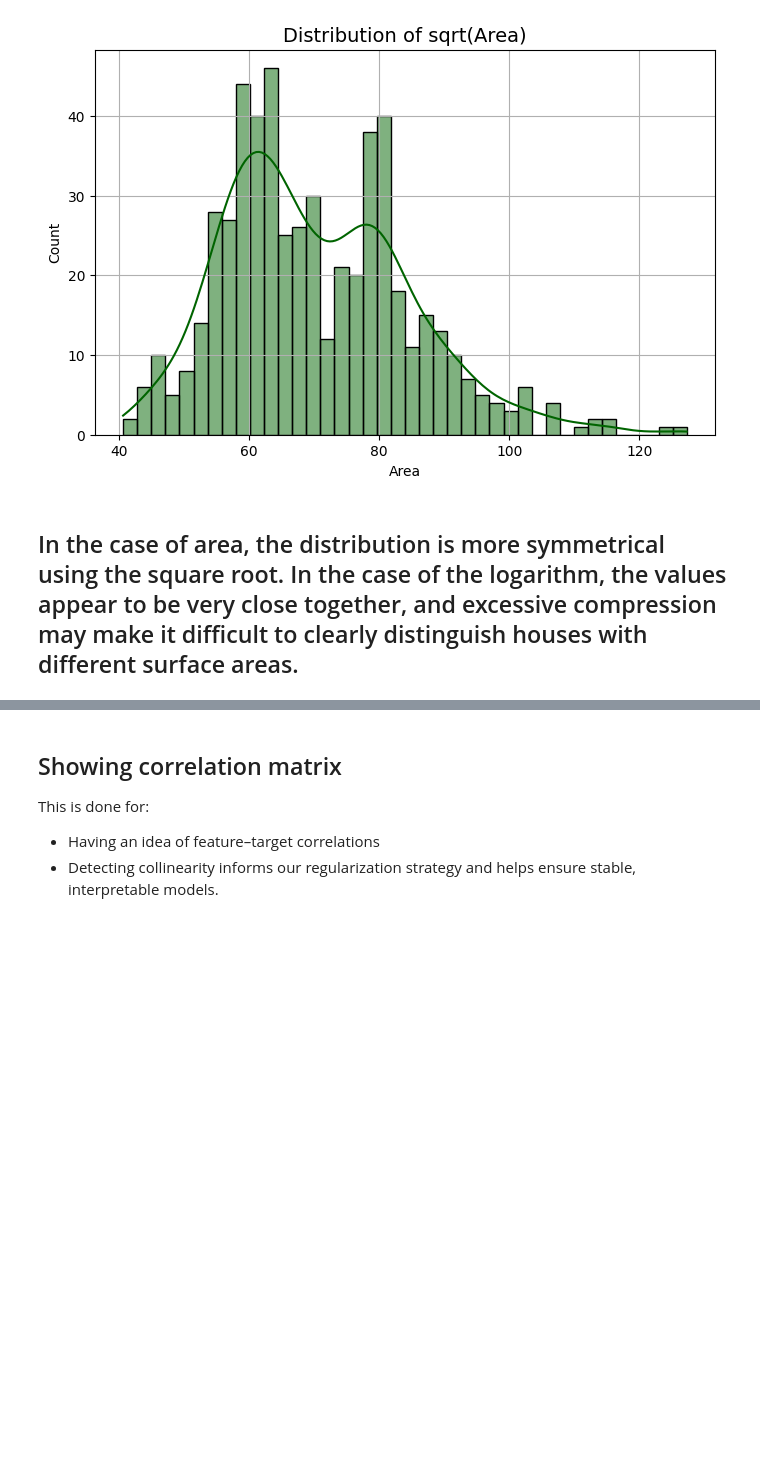
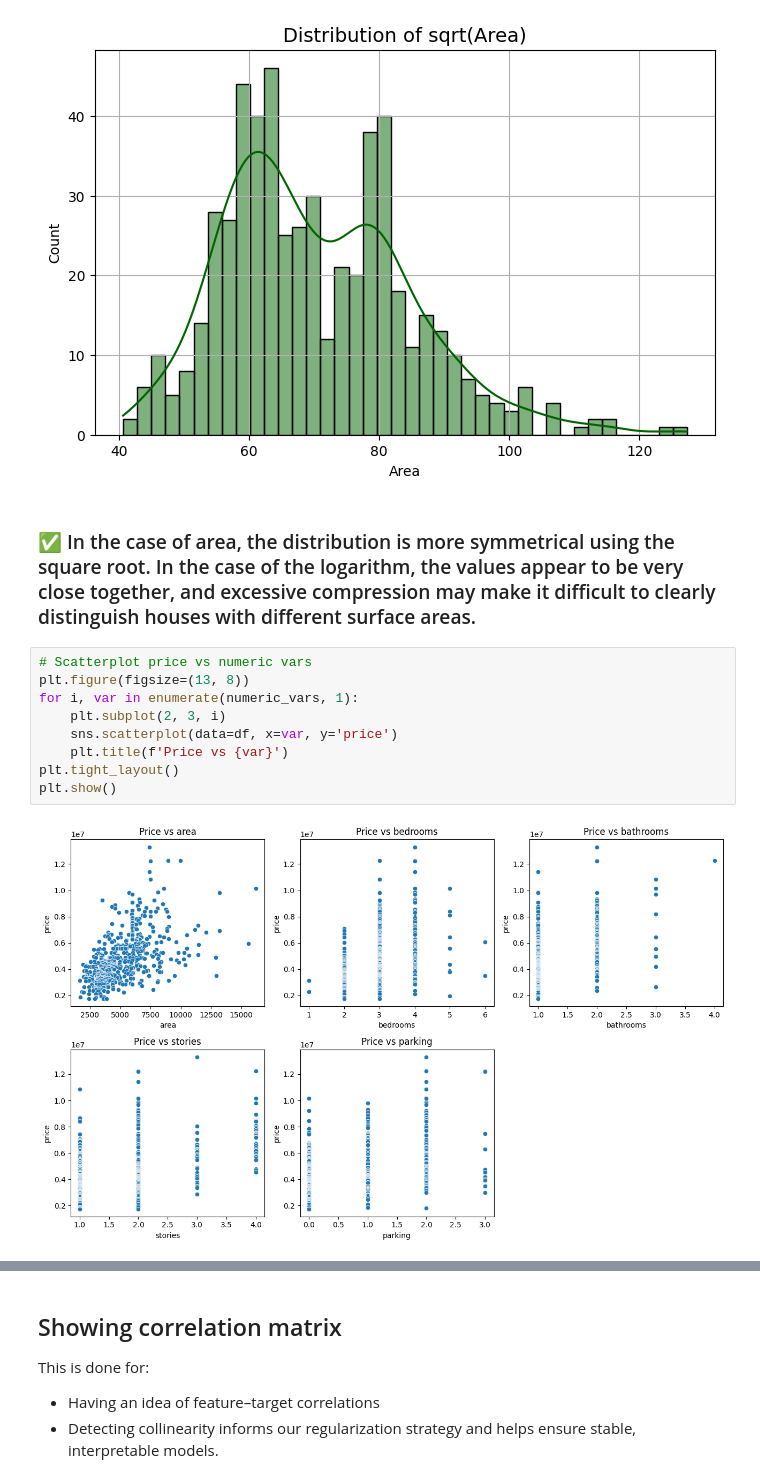
Before and after one commit to silentfortin/ai-portfolio, a Jupyter notebook: 03-ml-housing-prediction/RealEstateAI_PricePrediction.ipynb, the cells around one changed output, grey strips where cells are left out. Cells and saved outputs as stored; diff of their text form; blank space fills up the shorter version.

```diff
--- a/03-ml-housing-prediction/RealEstateAI_PricePrediction.ipynb
+++ b/03-ml-housing-prediction/RealEstateAI_PricePrediction.ipynb
@@ -430,4 +489,15 @@ plt.show()
 # %% [output]
 [figure]
 # %% [markdown]
-## In the case of area, the distribution is more symmetrical using the square root. In the case of the logarithm, the values appear to be very close together, and excessive compression may make it difficult to clearly distinguish houses with different surface areas.
+### ✅ In the case of area, the distribution is more symmetrical using the square root. In the case of the logarithm, the values appear to be very close together, and excessive compression may make it difficult to clearly distinguish houses with different surface areas.
+# %%
+# Scatterplot price vs numeric vars
+plt.figure(figsize=(13, 8))
+for i, var in enumerate(numeric_vars, 1):
+    plt.subplot(2, 3, i)
+    sns.scatterplot(data=df, x=var, y='price')
+    plt.title(f'Price vs {var}')
+plt.tight_layout()
+plt.show()
+# %% [output]
+[figure, added]
```
Also changed, not shown: parts of 97 cells of this notebook.
